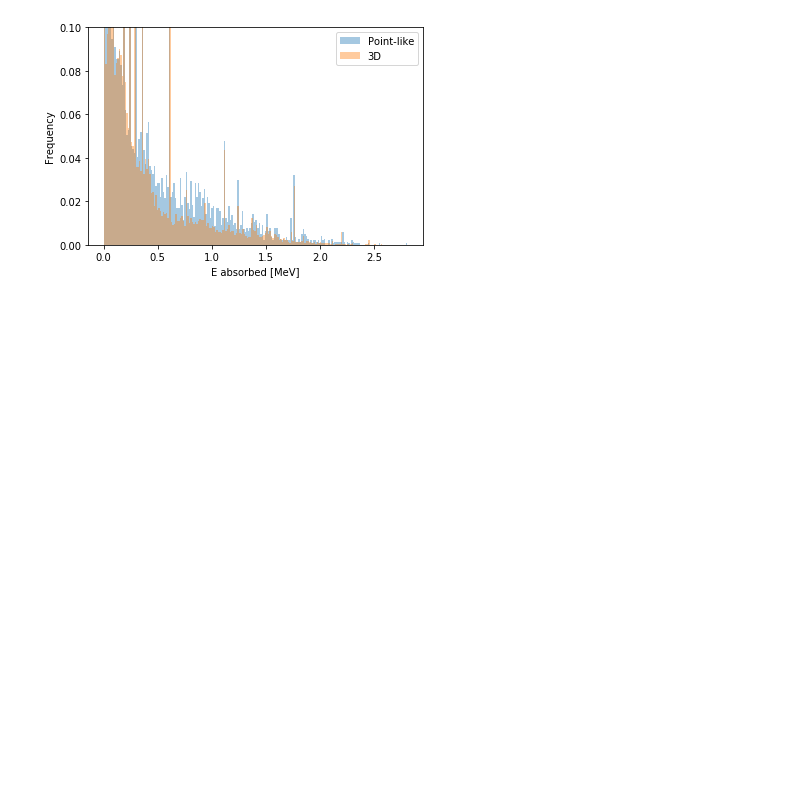
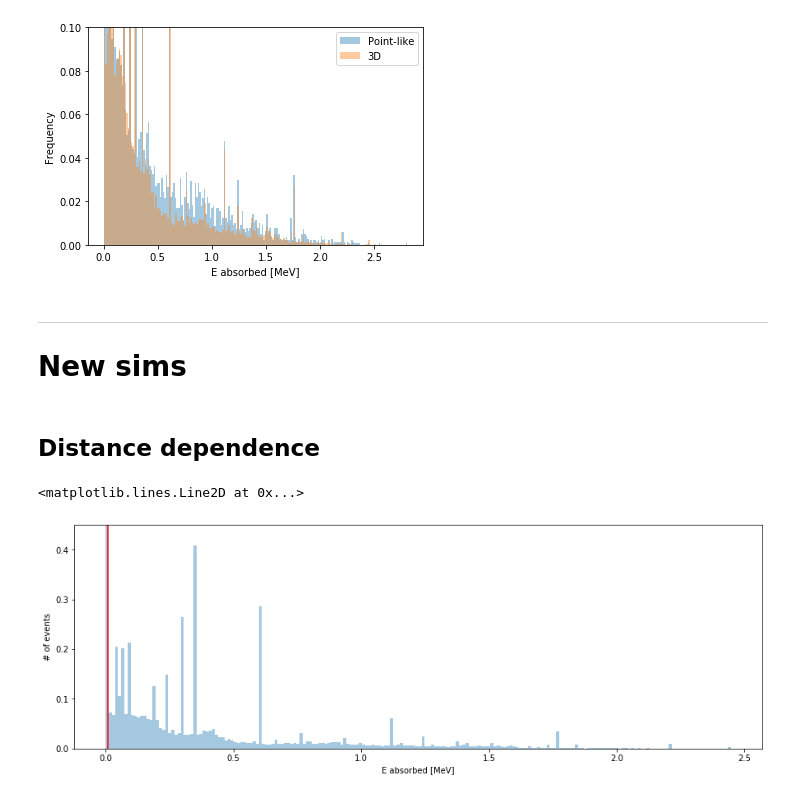
Before and after one commit to Balazzs/HPGECalorimeter, a Jupyter notebook: Analysis.ipynb, the cells around one changed output. Drawn from its saved outputs; the diff is of its cells as text; code cells hidden in the pictures; blank space fills up the shorter version.

```diff
--- a/Analysis.ipynb
+++ b/Analysis.ipynb
@@ -771,3 +774,16 @@ plt.legend();
 plt.savefig("figures/real_geom_simdecay_sample_5cm.svg", bbox_inches="tight")
 # %% [output]
 [figure]
+# %% [markdown]
+---
+# New sims
+# %% [markdown]
+## Distance dependence
+# %%
+data  = read_with_angle("run/distance_table_real_geom_big/5/", num_threads=8)
+plt.figure(figsize=(15, 5))
+SimpleHistogram(data["Energy"], freq=True, do_texts=False, alpha=0.4, label="Point-like")
+plt.axvline(0.01, color="red")
+# %% [output]
+<matplotlib.lines.Line2D at 0x...>
+[figure, added]
```
Also changed, not shown: parts of 12 cells of this notebook, 3 other files.
